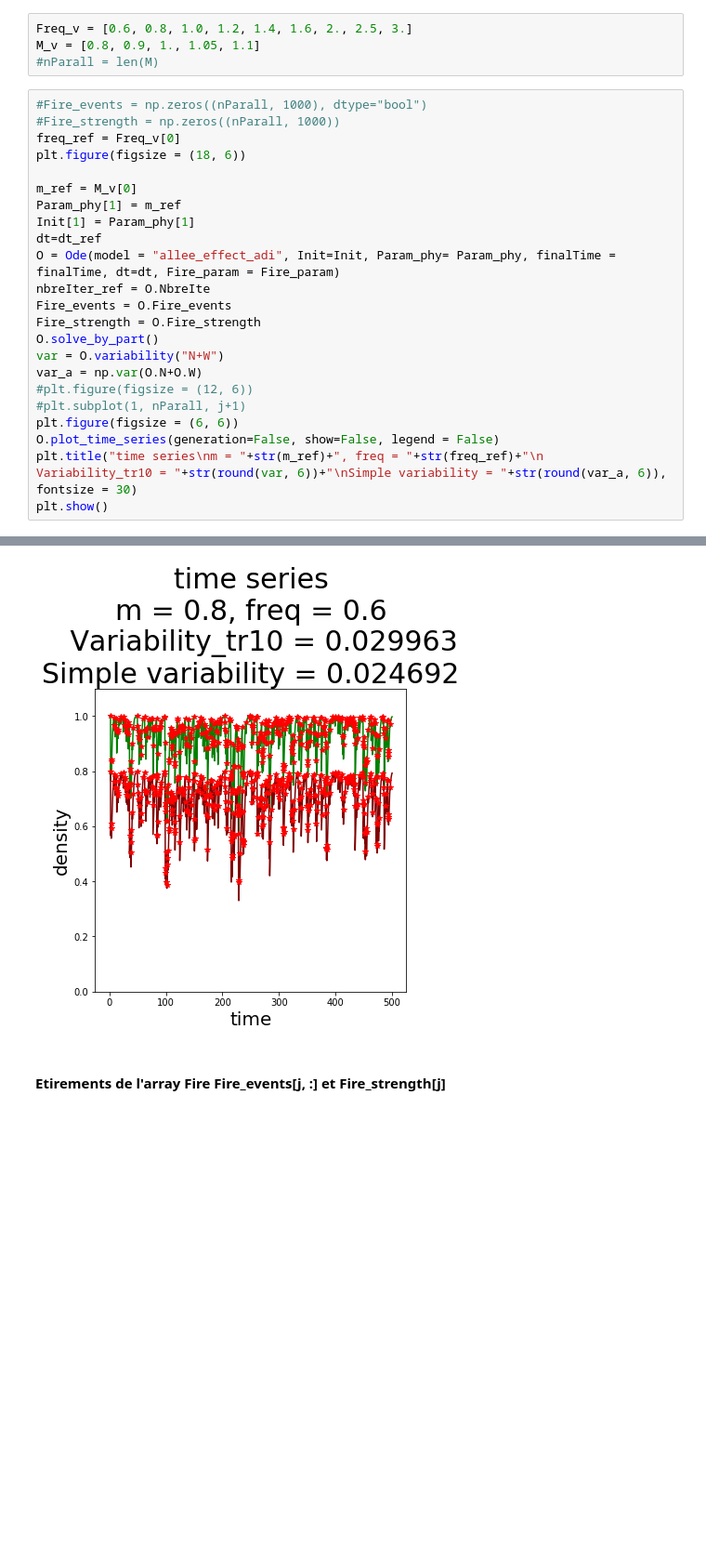
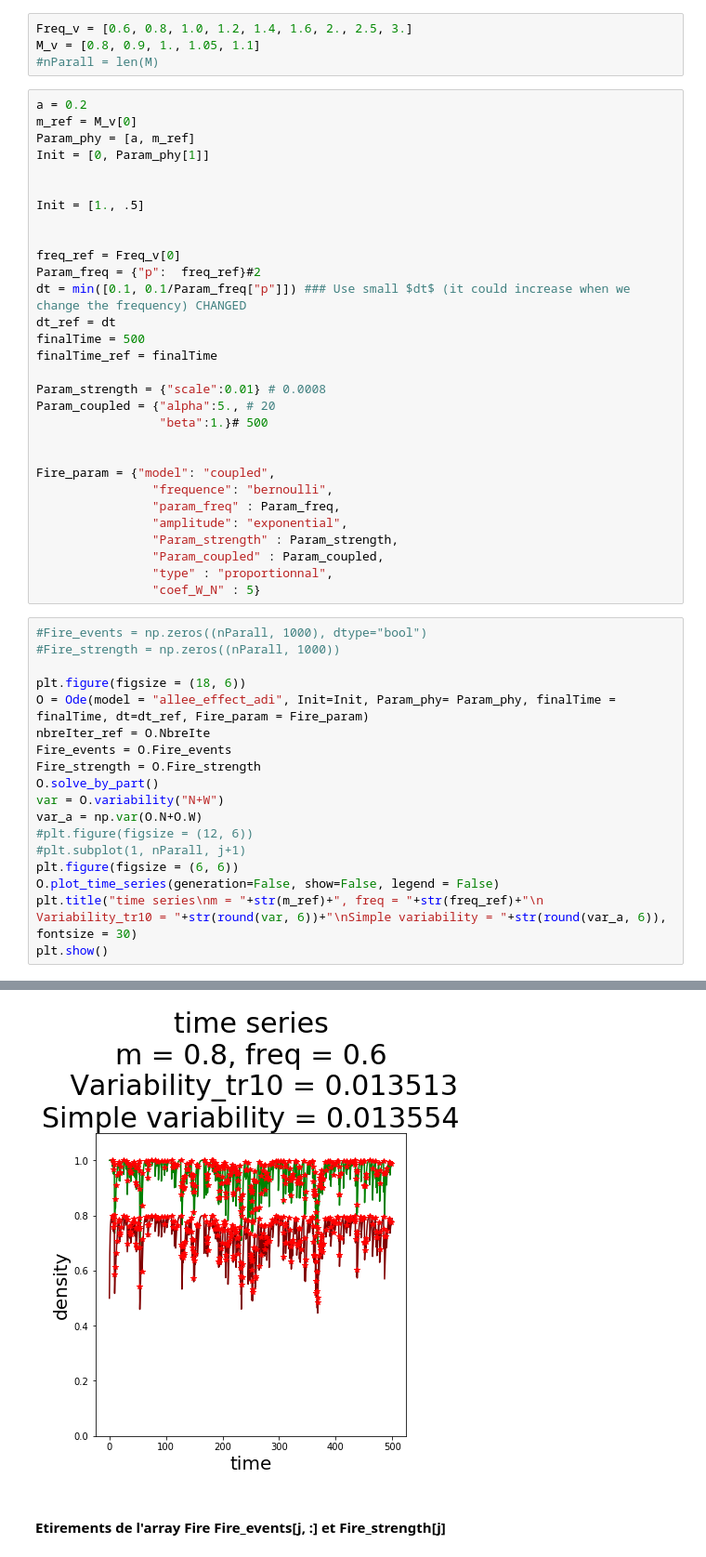
Before and after one commit to cavaillesj/-ecosystem_behavior, a Jupyter notebook: Variability VS frequency.ipynb, the cells around one changed output, grey strips where cells are left out. Shown at 93% size. Cells and saved outputs as stored; diff of their text form; blank space fills up the shorter version.

Commit message:
new generation, accurate param

```diff
--- a/Variability VS frequency.ipynb
+++ b/Variability VS frequency.ipynb
@@ -46,32 +17,57 @@ Fire_param = {"model": "coupled",
 Freq_v = [0.6, 0.8, 1.0, 1.2, 1.4, 1.6, 2., 2.5, 3.]
 M_v = [0.8, 0.9, 1., 1.05, 1.1]
 #nParall = len(M)
+# %%
+a = 0.2
+m_ref = M_v[0]
+Param_phy = [a, m_ref]
+Init = [0, Param_phy[1]]
+
+
+Init = [1., .5]
+
+
+freq_ref = Freq_v[0]
+Param_freq = {"p":  freq_ref}#2
+dt = min([0.1, 0.1/Param_freq["p"]]) ### Use small $dt$ (it could increase when we change the frequency) CHANGED
+dt_ref = dt
+finalTime = 500
+finalTime_ref = finalTime
+
+Param_strength = {"scale":0.01} # 0.0008
+Param_coupled = {"alpha":5., # 20
+                 "beta":1.}# 500
+
+
+Fire_param = {"model": "coupled",
+                "frequence": "bernoulli",
+                "param_freq" : Param_freq,
+                "amplitude": "exponential",
+                "Param_strength" : Param_strength,
+                "Param_coupled" : Param_coupled,
+                "type" : "proportionnal",
+                "coef_W_N" : 5}
 # %%
 #Fire_events = np.zeros((nParall, 1000), dtype="bool")
 #Fire_strength = np.zeros((nParall, 1000))
-freq_ref = Freq_v[0]
+
 plt.figure(figsize = (18, 6))
-
-m_ref = M_v[0]
-Param_phy[1] = m_ref
-Init[1] = Param_phy[1]
-dt=dt_ref
-O = Ode(model = "allee_effect_adi", Init=Init, Param_phy= Param_phy, finalTime = finalTime, dt=dt, Fire_param = Fire_param)
+O = Ode(model = "allee_effect_adi", Init=Init, Param_phy= Param_phy, finalTime = finalTime, dt=dt_ref, Fire_param = Fire_param)
 nbreIter_ref = O.NbreIte
 Fire_events = O.Fire_events
 Fire_strength = O.Fire_strength
 O.solve_by_part()
 var = O.variability("N+W")
 var_a = np.var(O.N+O.W)
 #plt.figure(figsize = (12, 6))
 #plt.subplot(1, nParall, j+1)
 plt.figure(figsize = (6, 6))
 O.plot_time_series(generation=False, show=False, legend = False)
 plt.title("time series\nm = "+str(m_ref)+", freq = "+str(freq_ref)+"\n   Variability_tr10 = "+str(round(var, 6))+"\nSimple variability = "+str(round(var_a, 6)), fontsize = 30)
 plt.show()
 # %% [output]
 <Figure size 1296x432 with 0 Axes>
-[figure, old version]
+[figure, new version]
 # %% [markdown]
 #### Etirements de l'array Fire Fire_events[j, :] et Fire_strength[j]
 # %% [raw]
```
Also changed, not shown: parts of 16 cells of this notebook, 5 other files.
